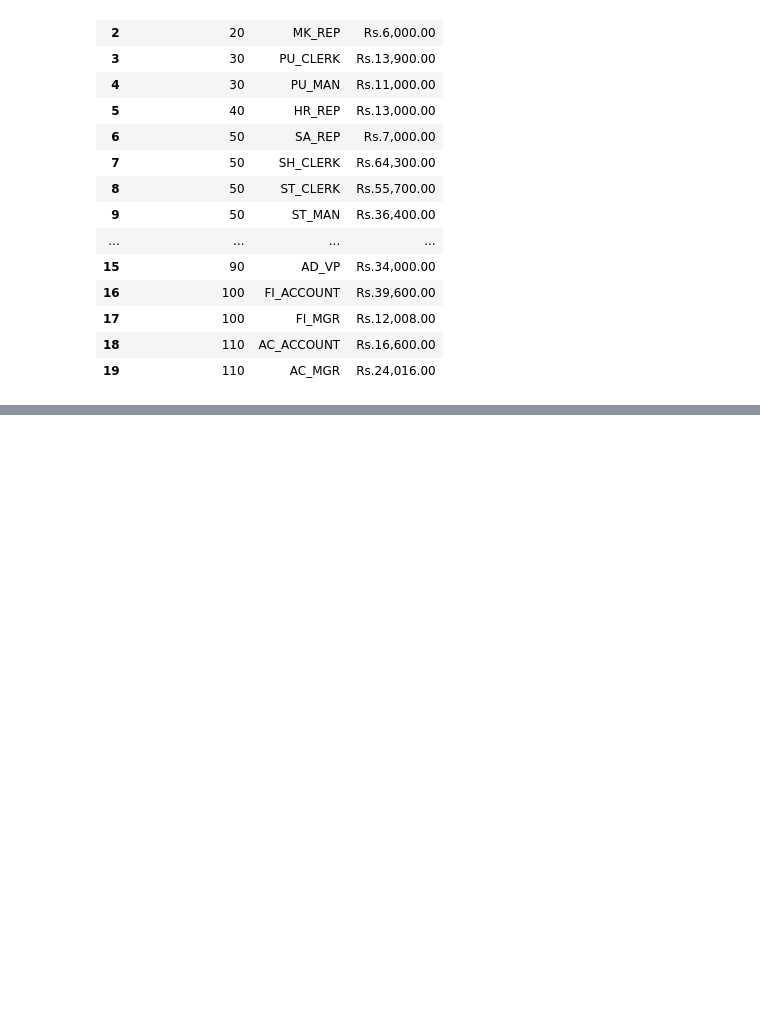
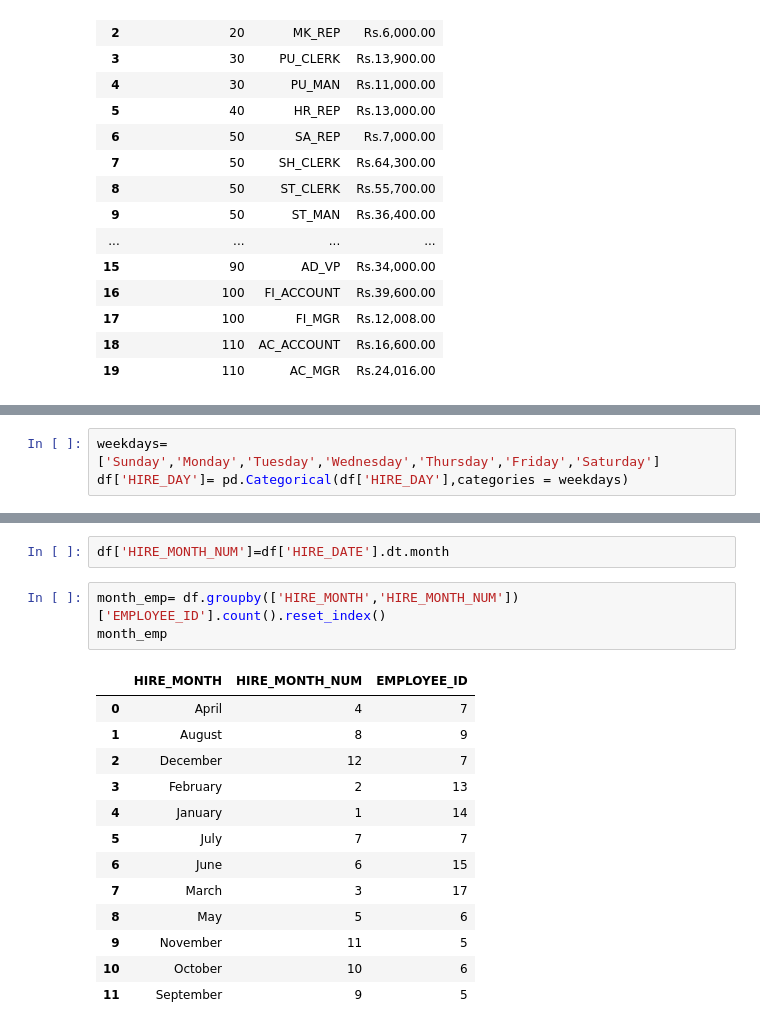
Before and after one commit to SmriteePoudel/DataScience, a Jupyter notebook: DataAnalysis.ipynb, the cells around one changed output, grey strips where cells are left out. Cells and saved outputs as stored; diff of their text form; blank space fills up the shorter version.

```diff
--- a/DataAnalysis.ipynb
+++ b/DataAnalysis.ipynb
@@ -264,0 +311,3 @@ dep_job_report.style.set_table_styles([
+# %%
+weekdays=['Sunday','Monday','Tuesday','Wednesday','Thursday','Friday','Saturday']
+df['HIRE_DAY']= pd.Categorical(df['HIRE_DAY'],categories = weekdays)
@@ -264,0 +326,19 @@ dep_job_report.style.set_table_styles([
+# %%
+df['HIRE_MONTH_NUM']=df['HIRE_DATE'].dt.month
+# %%
+month_emp= df.groupby(['HIRE_MONTH','HIRE_MONTH_NUM'])['EMPLOYEE_ID'].count().reset_index()
+month_emp
+# %% [output]
+|  | HIRE_MONTH | HIRE_MONTH_NUM | EMPLOYEE_ID |
+| 0 | April | 4 | 7 |
+| 1 | August | 8 | 9 |
+| 2 | December | 12 | 7 |
+| 3 | February | 2 | 13 |
+| 4 | January | 1 | 14 |
+| 5 | July | 7 | 7 |
+| 6 | June | 6 | 15 |
+| 7 | March | 3 | 17 |
+| 8 | May | 5 | 6 |
+| 9 | November | 11 | 5 |
+| 10 | October | 10 | 6 |
+| 11 | September | 9 | 5 |
```
Also changed, not shown: parts of 8 cells of this notebook, 2 other files.
